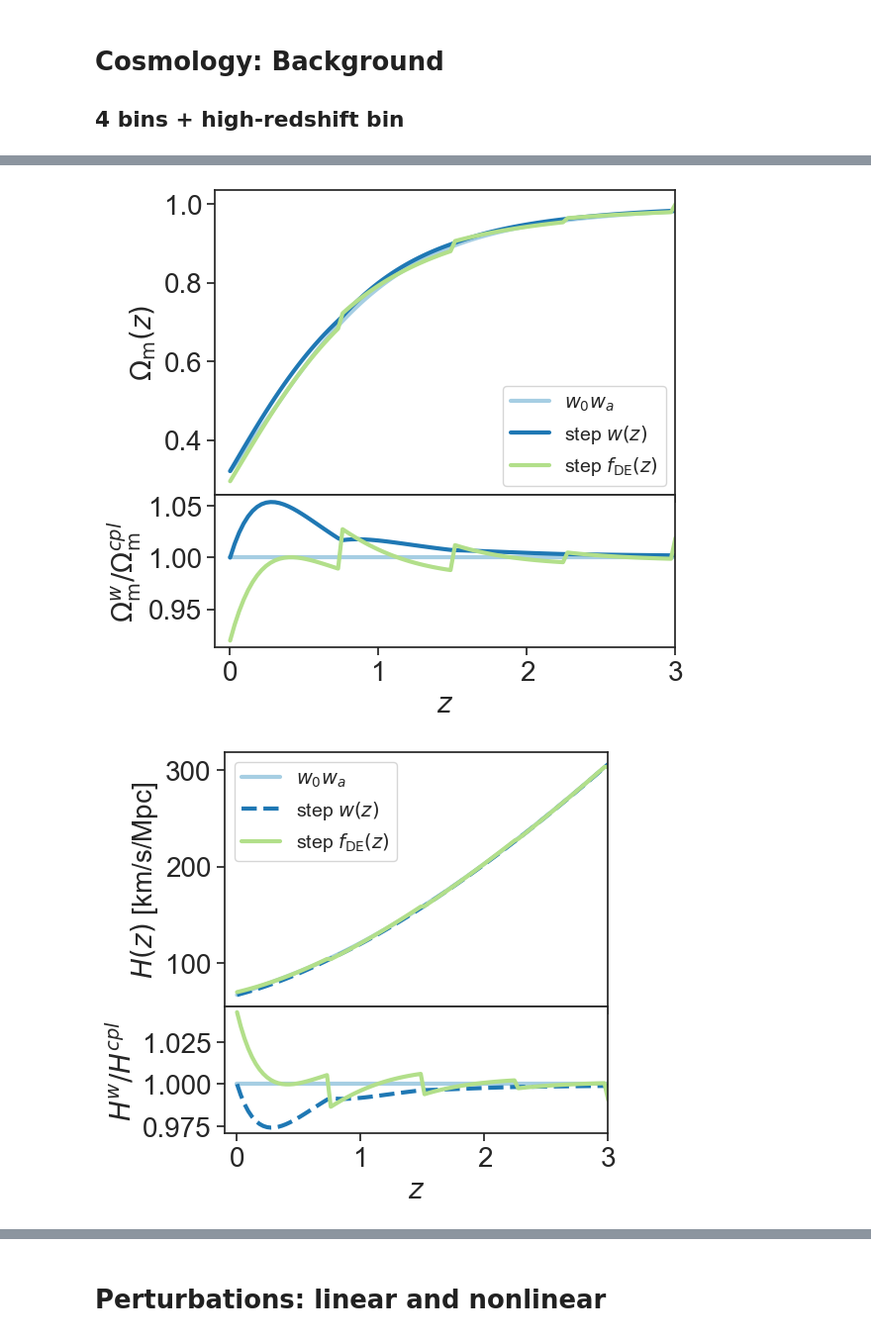
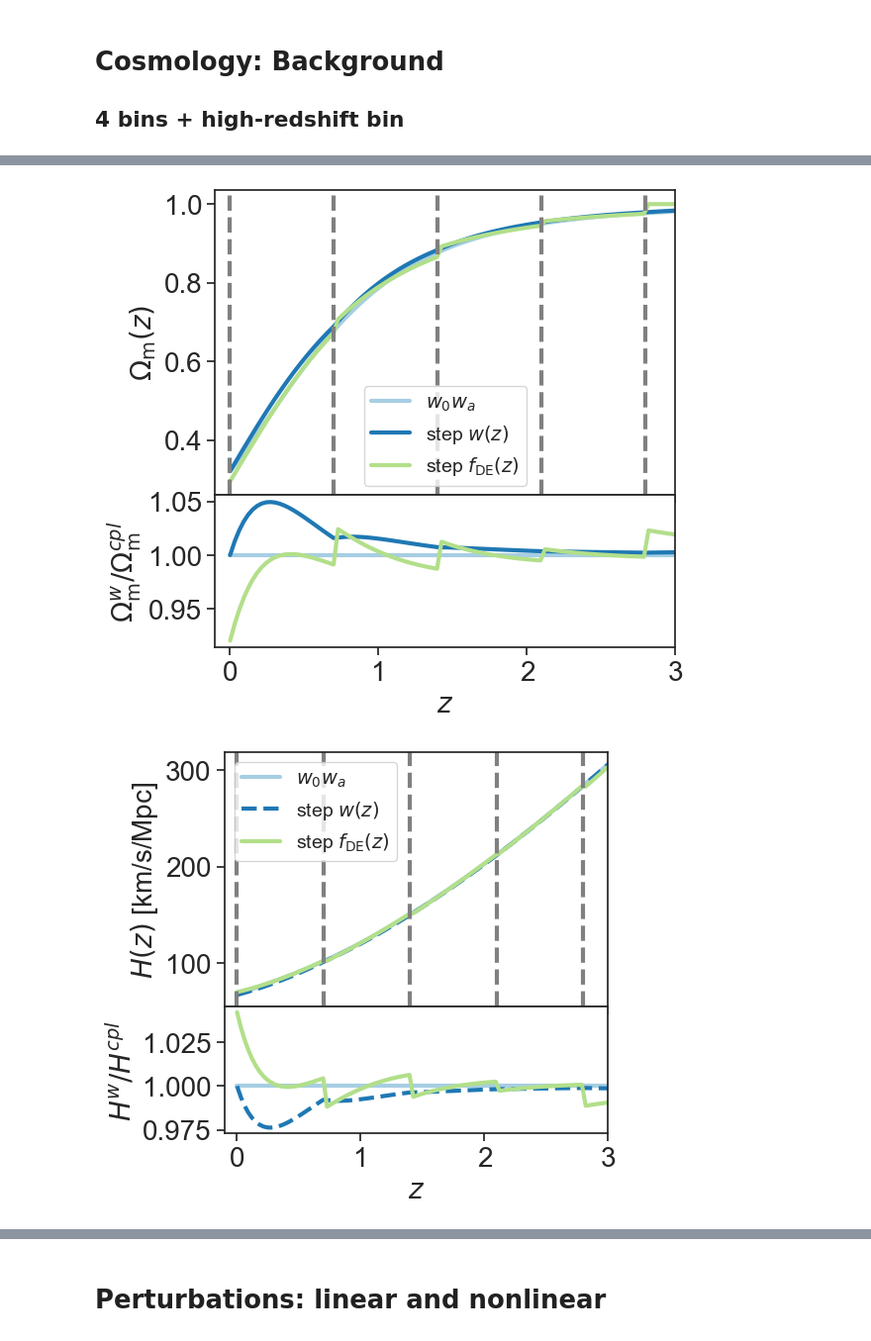
Before and after one commit to MariaTsedrik/playground_th1, a Jupyter notebook: tutorials/th1-kp4/binned_w_vs_fde.ipynb, the cells around one changed output, grey strips where cells are left out. Shown at 99% size. Saved outputs shown, nothing was run; the diff lists cells and outputs as text; code cells hidden in the pictures.

```diff
--- a/tutorials/th1-kp4/binned_w_vs_fde.ipynb
+++ b/tutorials/th1-kp4/binned_w_vs_fde.ipynb
@@ -107,7 +107,7 @@ def fde_cpl(z):
 
 zs = np.linspace(1e-4, 3, 100)
 zfinal = 1000.
-zmax = 3.
+zmax = 2.8
 zmin_desi = 0.1
 zmin = 0.
 number_of_bins = 4
@@ -146,9 +146,9 @@ for i in range(4):
     ax[0].plot(z_arr, w_i_amp_cpl_centers[i]*np.ones(10), color='C1', label='step' if i==0 else '')
     ax[1].plot(z_arr, fde_i_amp_cpl_centers[i]*np.ones(10), color='C1')
 
-# for i in range(len(zbin_edges)):
-#     ax[0].axvline(zbin_edges[i], ls='--', color='grey')
-#     ax[1].axvline(zbin_edges[i], ls='--', color='grey')
+for i in range(len(zbin_edges)):
+    ax[0].axvline(zbin_edges[i], ls='--', color='grey')
+    ax[1].axvline(zbin_edges[i], ls='--', color='grey')
 ax[1].set_xlabel('$z$')
 ax[0].set_ylabel('$w(z)$')
 ax[1].set_ylabel(r'$f_{\rm DE}(z)$')
@@ -192,27 +192,27 @@ print(background_de_fde.Omega_m(zs0))
 # %%
 fig, (ax1, ax2) = plt.subplots(2, 1, figsize=(6, 6), sharex=True,
                                 gridspec_kw={'height_ratios': [2, 1], 'hspace': 0})
 ax1.plot(zs, background_cpl.Omega_m(zs), label='$w_0w_a$', color='C0')
 ax1.plot(zs, background_de_wz.Omega_m(zs), label='step $w(z)$', color='C1')
 ax1.plot(zs, background_de_fde.Omega_m(zs), label=r'step $f_{\rm DE}(z)$', color='C2')
 
 
 ax2.plot(zs, background_cpl.Omega_m(zs)/background_cpl.Omega_m(zs), label='$w_0w_a$', color='C0')
 ax2.plot(zs, background_de_wz.Omega_m(zs)/background_cpl.Omega_m(zs), label='step $w(z)$', color='C1')
 ax2.plot(zs, background_de_fde.Omega_m(zs)/background_cpl.Omega_m(zs), label=r'step $f_{\rm DE}(z)$', color='C2')
 
 
-# for i in range(len(zbin_edges)):
-#     ax1.axvline(zbin_edges[i], ls='--', color='grey')
+for i in range(len(zbin_edges)):
+    ax1.axvline(zbin_edges[i], ls='--', color='grey')
 
 ax2.set_xlabel('$z$')
 ax1.set_ylabel('$\\Omega_{\\rm m}(z)$')
 ax2.set_ylabel('$\\Omega^{w}_{\\rm m}/\\Omega^{cpl}_{\\rm m}$')
 ax2.set_xlim(-0.1, 3)
 ax1.legend()
 plt.show()
 # %% [output]
-[figure, old version]
+[figure, new version]
 # %%
 fig, (ax1, ax2) = plt.subplots(2, 1, figsize=(5, 5), sharex=True,
                                 gridspec_kw={'height_ratios': [2, 1], 'hspace': 0})
@@ -226,8 +226,8 @@ ax2.plot(zs, background_de_wz.hubble_parameter(zs)/background_cpl.hubble_paramet
 ax2.plot(zs, background_de_fde.hubble_parameter(zs)/background_cpl.hubble_parameter(zs), label=r'step $f_{\rm DE}(z)$', color='C2')
 
 
-# for i in range(len(zbin_edges)):
-#     ax1.axvline(zbin_edges[i], ls='--', color='grey')
+for i in range(len(zbin_edges)):
+    ax1.axvline(zbin_edges[i], ls='--', color='grey')
 
 ax2.set_xlabel('$z$')
 ax1.set_ylabel('$H(z)$ [km/s/Mpc]')
@@ -236,7 +236,7 @@ ax2.set_xlim(-0.1, 3)
 ax1.legend()
 plt.show()
 # %% [output]
-[figure, old version]
+[figure, new version]
 # %%
 fig, (ax1, ax2) = plt.subplots(2, 1, figsize=(5, 5), sharex=True,
                                 gridspec_kw={'height_ratios': [2, 1], 'hspace': 0})
```
Also changed, not shown: parts of 6 cells of this notebook, 1 other file.
